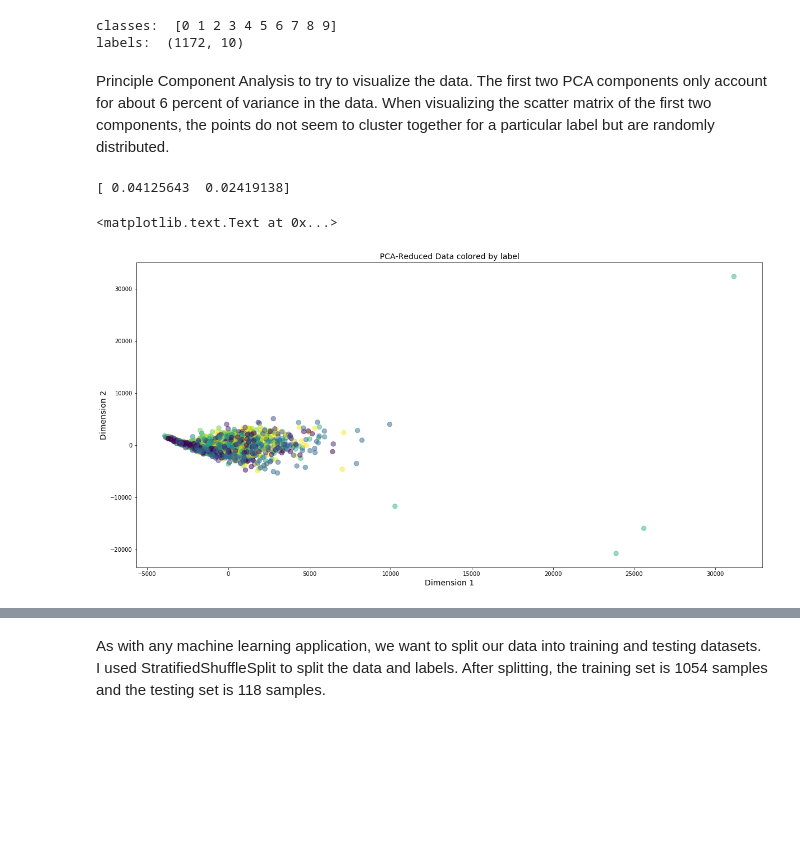
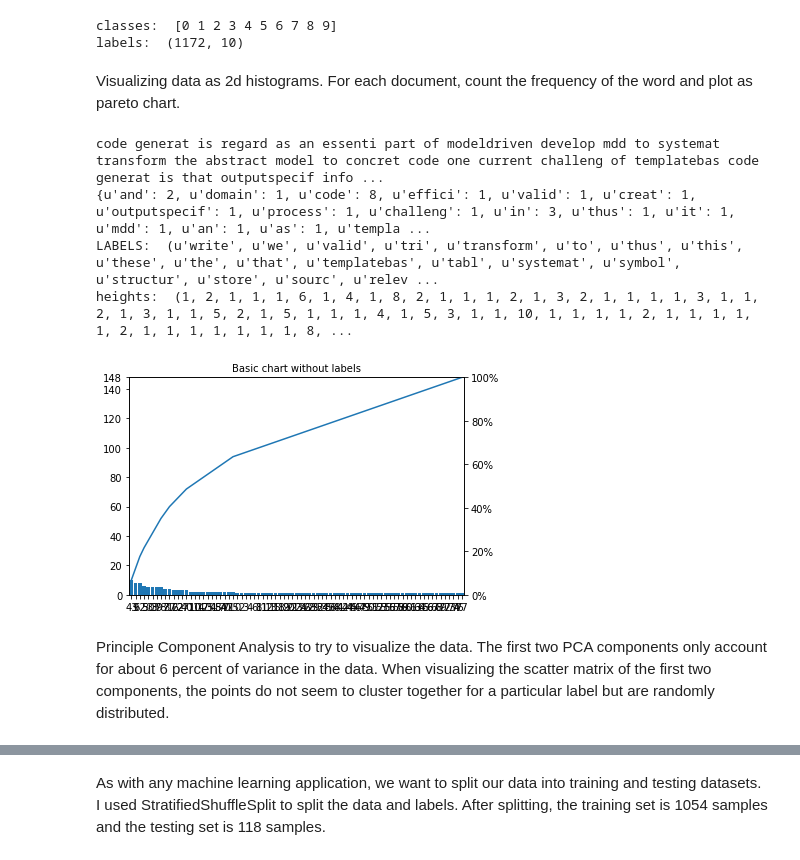
Before and after one commit to natalya-patrikeeva/capstone, a Jupyter notebook: capstone.ipynb, the cells around one changed output, grey strips where cells are left out. Drawn from its saved outputs; the diff is of its cells as text; code cells hidden in the pictures; blank space fills up the shorter version.

Commit message:
adding pareto chart viz

```diff
--- a/capstone.ipynb
+++ b/capstone.ipynb
@@ -150,12 +150,56 @@ print "labels: ", labels_tf.shape
 # %% [output]
 classes:  [0 1 2 3 4 5 6 7 8 9]
 labels:  (1172, 10)
+# %% [markdown]
+Visualizing data as 2d histograms. For each document, count the frequency of the word and plot as pareto chart.
+# %%
+import matplotlib.pyplot as plt
+# Pretty display for notebooks
+%matplotlib inline
+
+
+# # store in data frame
+    # words as columns, authors as rows
+    #           |  word 1   |  word 2   | word n
+    #           _____________________________________
+    #  author 1 | frequency | frequency | frequency
+    #  author 2 | frequency | frequency | frequency
+    #  author 3 | frequency | frequency | frequency
+
+abstract = df.iloc[0]
+print abstract.values[1]
+# print type(abstract.values)
+
+def counts(text):
+    counts = dict()
+    words = text.split()
+    for word in words:
+        counts[word] = counts.get(word,0) + 1
+    return counts
+
+
+test = counts(abstract.values[1])
+print test
+
+# sort counts in descending order
+labels, heights = zip(*sorted(((k, v) for k, v in test.items()), reverse=True))
+
+print "LABELS: ", labels
+print "heights: ", heights
+from paretochart import pareto
+pareto(heights)
+plt.title('Basic chart without labels', fontsize=10)
+plt.show()
+# %% [output]
+code generat is regard as an essenti part of modeldriven develop mdd to systemat transform the abstract model to concret code one current challeng of templatebas code generat is that outputspecif info ...
+{u'and': 2, u'domain': 1, u'code': 8, u'effici': 1, u'valid': 1, u'creat': 1, u'outputspecif': 1, u'process': 1, u'challeng': 1, u'in': 3, u'thus': 1, u'it': 1, u'mdd': 1, u'an': 1, u'as': 1, u'templa ...
+LABELS:  (u'write', u'we', u'valid', u'tri', u'transform', u'to', u'thus', u'this', u'these', u'the', u'that', u'templatebas', u'tabl', u'systemat', u'symbol', u'structur', u'store', u'sourc', u'relev ...
+heights:  (1, 2, 1, 1, 1, 6, 1, 4, 1, 8, 2, 1, 1, 1, 2, 1, 3, 2, 1, 1, 1, 1, 3, 1, 1, 2, 1, 3, 1, 1, 5, 2, 1, 5, 1, 1, 1, 4, 1, 5, 3, 1, 1, 10, 1, 1, 1, 1, 2, 1, 1, 1, 1, 1, 2, 1, 1, 1, 1, 1, 1, 1, 8, ...
+[figure, added]
 # %% [markdown]
 Principle Component Analysis to try to visualize the data. The first two PCA components only account for about 6 percent of variance in the data. When visualizing the scatter matrix of the first two components, the points do not seem to cluster together for a particular label but are randomly distributed.
 # %%
-import matplotlib.pyplot as plt
-# Pretty display for notebooks
-%matplotlib inline
+
 
 from sklearn.decomposition import PCA
 pca = PCA(n_components=2)
@@ -177,10 +221,6 @@ ax.set_ylabel("Dimension 2", fontsize=14)
 
 # Set plot title
 ax.set_title("PCA-Reduced Data colored by label", fontsize=14)
-# %% [output]
-[ 0.04125643  0.02419138]
-<matplotlib.text.Text at 0x...>
-[figure, removed]
 # %%
 # heatmap
 
```
Also changed, not shown: parts of 2 cells of this notebook.
